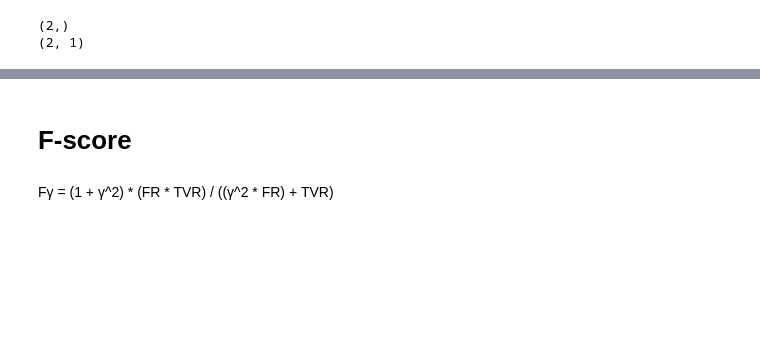
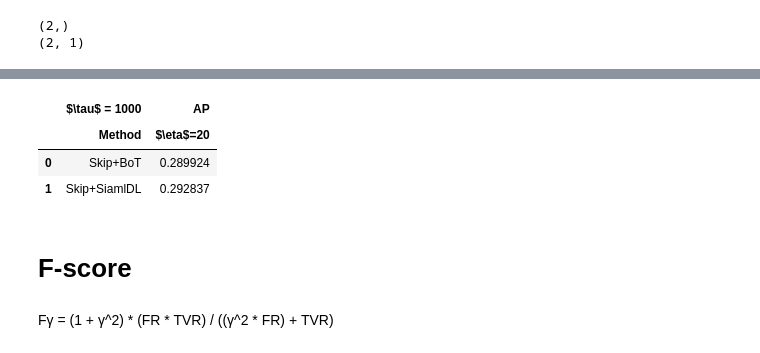
Before and after one commit to luigy-mach/TrADe, a Jupyter notebook: notebooks/show-result_Skip+ReID.ipynb, the cells around one changed output, grey strips where cells are left out. Drawn from its saved outputs; the diff is of its cells as text; code cells hidden in the pictures; blank space fills up the shorter version.

```diff
--- a/notebooks/show-result_Skip+ReID.ipynb
+++ b/notebooks/show-result_Skip+ReID.ipynb
@@ -326,3 +341,48 @@ ap
+# %%
+import pandas
+import numpy
+from itertools import product
+
+def AP_calculate(list_dfs):
+    ap_results = list()
+    tau        = [1000]
+
+    for _tau in tau:
+        eta   = [20]
+        cols1 = ['AP']
+        cols2 = ['$\eta$={}'.format(eta[0]),
+                ]
+        tmp   = list(range(len(cols1)*len(cols2)))
+        df    = pandas.DataFrame(columns=tmp)
+
+        df.columns = pandas.MultiIndex.from_tuples(list(product( cols1, cols2)))
+        df.insert(loc=0, column=('$\tau$ = {}'.format(_tau), 'Method'), value=['Skip+BoT','Skip+SiamlDL',])
+        # df.style.set_properties(**{'text-align': 'center'})
+
+        iterate  = list(product(list_dfs, eta))
+        list_tmp = list()
+    #     print(iterate)
+        for _df, _eta in  iterate:
+            _recall, _precision  = processing_data(_df, thrs_list , eta=_eta, tau=_tau )
+            _recall, _precision  = _recall[::-1], _precision[::-1]
+            [ap, mpre, mrec, ii] = CalculateAveragePrecision(_recall, _precision)
+            list_tmp.append(ap)
+
+        list_tmp = np.asarray(list_tmp)
+
+#         print(list_tmp.shape)
+        list_tmp = list_tmp.reshape(2,1)
+#         print(list_tmp.shape)
+        df.iloc[:,1:5] = list_tmp
+        ap_results.append(df)
+        return ap_results[0]
+# %%
+AP_calculate(list_dfs)
+# %% [output]
+|  | $\tau$ = 1000 | AP |
+|  | Method | $\eta$=20 |
+| 0 | Skip+BoT | 0.289924 |
+| 1 | Skip+SiamlDL | 0.292837 |
 # %% [markdown]
 # F-score
 # %% [markdown]
```
Also changed, not shown: parts of 25 cells of this notebook.
